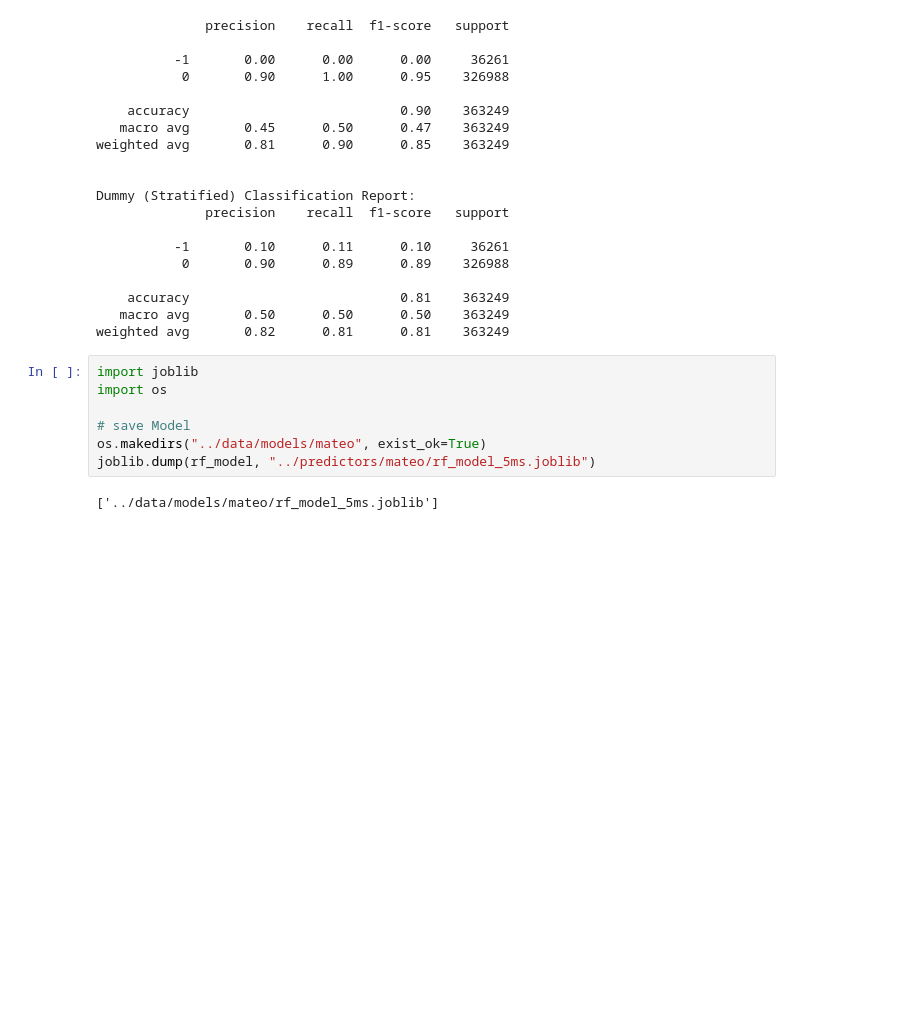
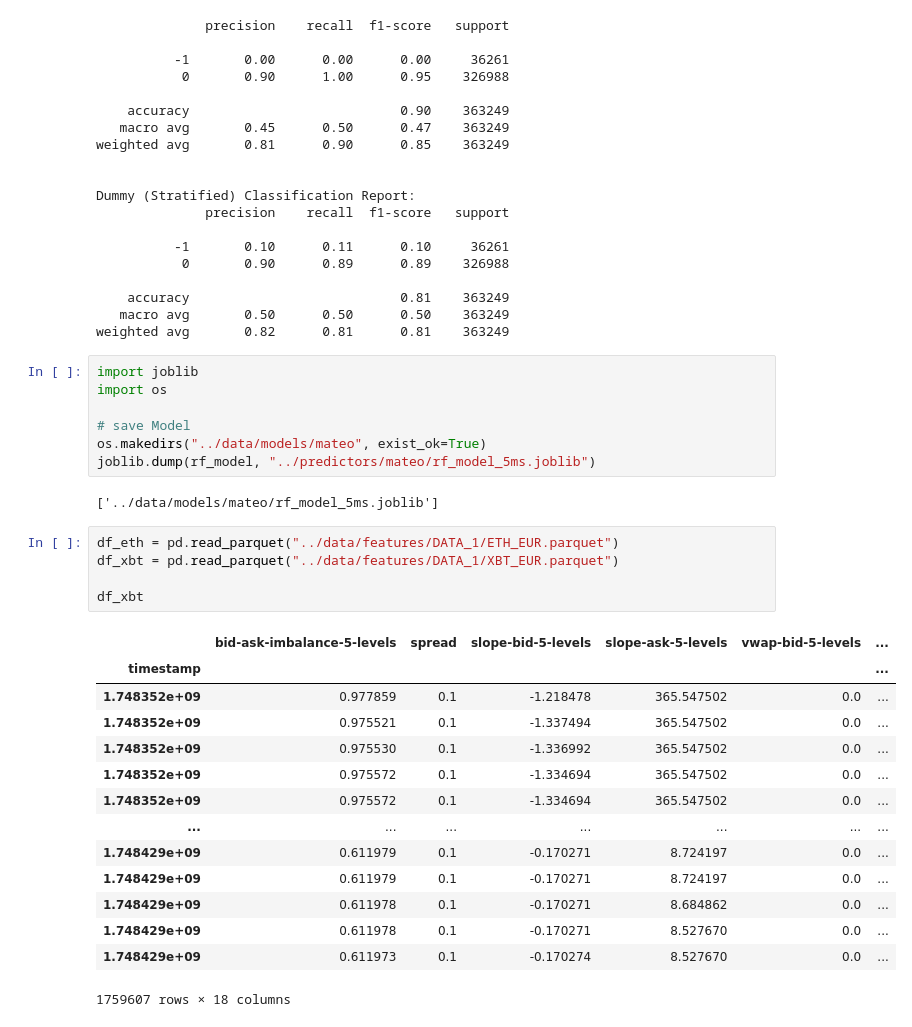
Before and after one commit to solalbaudoincs/ifcob, a Jupyter notebook: prediction_model/Model_Mateo_1.ipynb, the cells around one changed output. Drawn from its saved outputs; the diff is of its cells as text; blank space fills up the shorter version.

```diff
--- a/prediction_model/Model_Mateo_1.ipynb
+++ b/prediction_model/Model_Mateo_1.ipynb
@@ -255,3 +255,23 @@ os.makedirs("../data/models/mateo", exist_ok=True)
 joblib.dump(rf_model, "../predictors/mateo/rf_model_5ms.joblib")
 # %% [output]
 ['../data/models/mateo/rf_model_5ms.joblib']
+# %%
+df_eth = pd.read_parquet("../data/features/DATA_1/ETH_EUR.parquet")
+df_xbt = pd.read_parquet("../data/features/DATA_1/XBT_EUR.parquet")
+
+df_xbt
+# %% [output]
+|  | bid-ask-imbalance-5-levels | spread | slope-bid-5-levels | slope-ask-5-levels | vwap-bid-5-levels | ... |
+| timestamp |  |  |  |  |  | ... |
+| 1.748352e+09 | 0.977859 | 0.1 | -1.218478 | 365.547502 | 0.0 | ... |
+| 1.748352e+09 | 0.975521 | 0.1 | -1.337494 | 365.547502 | 0.0 | ... |
+| 1.748352e+09 | 0.975530 | 0.1 | -1.336992 | 365.547502 | 0.0 | ... |
+| 1.748352e+09 | 0.975572 | 0.1 | -1.334694 | 365.547502 | 0.0 | ... |
+| 1.748352e+09 | 0.975572 | 0.1 | -1.334694 | 365.547502 | 0.0 | ... |
+| ... | ... | ... | ... | ... | ... | ... |
+| 1.748429e+09 | 0.611979 | 0.1 | -0.170271 | 8.724197 | 0.0 | ... |
+| 1.748429e+09 | 0.611979 | 0.1 | -0.170271 | 8.724197 | 0.0 | ... |
+| 1.748429e+09 | 0.611978 | 0.1 | -0.170271 | 8.684862 | 0.0 | ... |
+| 1.748429e+09 | 0.611978 | 0.1 | -0.170271 | 8.527670 | 0.0 | ... |
+| 1.748429e+09 | 0.611973 | 0.1 | -0.170274 | 8.527670 | 0.0 | ... |
+1759607 rows × 18 columns
```
Also changed, not shown: parts of 6 cells of this notebook, 1 other file.
